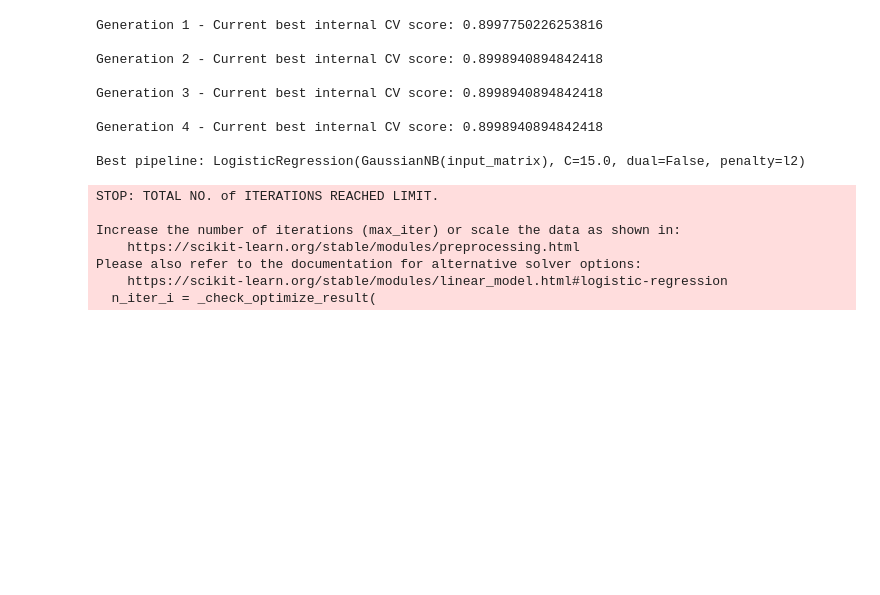
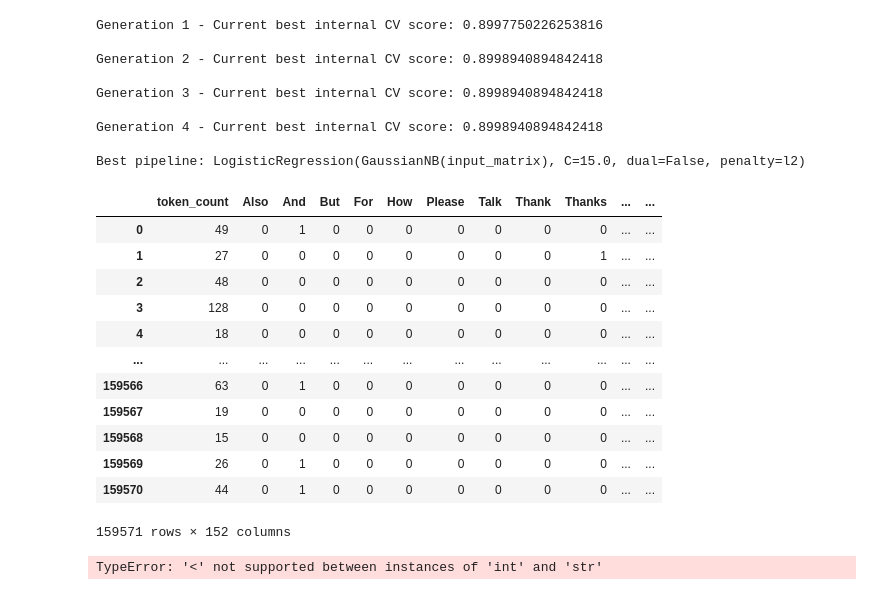
Before and after one commit to SalK91/mlpractise, a Jupyter notebook: NLP/ToxicComments/NLPToxic.ipynb, the cells around one changed output. Drawn from its saved outputs; the diff is of its cells as text; code cells hidden in the pictures; blank space fills up the shorter version.

```diff
--- a/NLP/ToxicComments/NLPToxic.ipynb
+++ b/NLP/ToxicComments/NLPToxic.ipynb
@@ -178,6 +178,22 @@ Generation 3 - Current best internal CV score: 0.8998940894842418
 Generation 4 - Current best internal CV score: 0.8998940894842418
 
 Best pipeline: LogisticRegression(GaussianNB(input_matrix), C=15.0, dual=False, penalty=l2)
+# %%
+X_train
+# %% [output]
+|  | token_count | Also | And | But | For | How | Please | Talk | Thank | Thanks | ... | ... |
+| 0 | 49 | 0 | 1 | 0 | 0 | 0 | 0 | 0 | 0 | 0 | ... | ... |
+| 1 | 27 | 0 | 0 | 0 | 0 | 0 | 0 | 0 | 0 | 1 | ... | ... |
+| 2 | 48 | 0 | 0 | 0 | 0 | 0 | 0 | 0 | 0 | 0 | ... | ... |
+| 3 | 128 | 0 | 0 | 0 | 0 | 0 | 0 | 0 | 0 | 0 | ... | ... |
+| 4 | 18 | 0 | 0 | 0 | 0 | 0 | 0 | 0 | 0 | 0 | ... | ... |
+| ... | ... | ... | ... | ... | ... | ... | ... | ... | ... | ... | ... | ... |
+| 159566 | 63 | 0 | 1 | 0 | 0 | 0 | 0 | 0 | 0 | 0 | ... | ... |
+| 159567 | 19 | 0 | 0 | 0 | 0 | 0 | 0 | 0 | 0 | 0 | ... | ... |
+| 159568 | 15 | 0 | 0 | 0 | 0 | 0 | 0 | 0 | 0 | 0 | ... | ... |
+| 159569 | 26 | 0 | 1 | 0 | 0 | 0 | 0 | 0 | 0 | 0 | ... | ... |
+| 159570 | 44 | 0 | 1 | 0 | 0 | 0 | 0 | 0 | 0 | 0 | ... | ... |
+159571 rows × 152 columns
 # %%
 import numpy as np
 import pandas as pd
@@ -197,18 +213,27 @@ from tpot.export_utils import set_param_recursive
 # Average CV score on the training set was: 0.8998940894842418
 exported_pipeline = make_pipeline(
     StackingEstimator(estimator=GaussianNB()),
-    LogisticRegression(C=15.0, dual=False, penalty="l2")
+    LogisticRegression(C=15.0, dual=False, penalty="l2",solver='lbfgs', max_iter=1000)
 )
 # Fix random state for all the steps in exported pipeline
 set_param_recursive(exported_pipeline.steps, 'random_state', 42)
 
 exported_pipeline.fit(X_train, y_train)
-results = exported_pipeline.predict(X_test)
+prediction = exported_pipeline.predict(X_test)
-# %% [output]
-STOP: TOTAL NO. of ITERATIONS REACHED LIMIT.
-
-Increase the number of iterations (max_iter) or scale the data as shown in:
-    https://scikit-learn.org/stable/modules/preprocessing.html
-Please also refer to the documentation for alternative solver options:
-    https://scikit-learn.org/stable/modules/linear_model.html#logistic-regression
-  n_iter_i = _check_optimize_result(
+# %%
+from sklearn.metrics import confusion_matrix
+from sklearn.metrics import accuracy_score as accuracy
+from sklearn.metrics import recall_score as recall
+from sklearn.metrics import precision_score as precision
+from sklearn.metrics import f1_score
+
+#cmtp = confusion_matrix(y_test, prediction)
+#acc  = accuracy(y_test, prediction)
+#rec  = recall(y_test, prediction)
+#prec = precision(y_test, prediction)
+#f1   = f1_score(y_test, prediction)
+#print(f'Accuracy = {acc}, Precision = {prec}, Recall = {rec}, F1-score = {f1}')
+#print('Confusion Matrix is:')
+print(cmtp)
+# %% [output]
+TypeError: '<' not supported between instances of 'int' and 'str'
```
